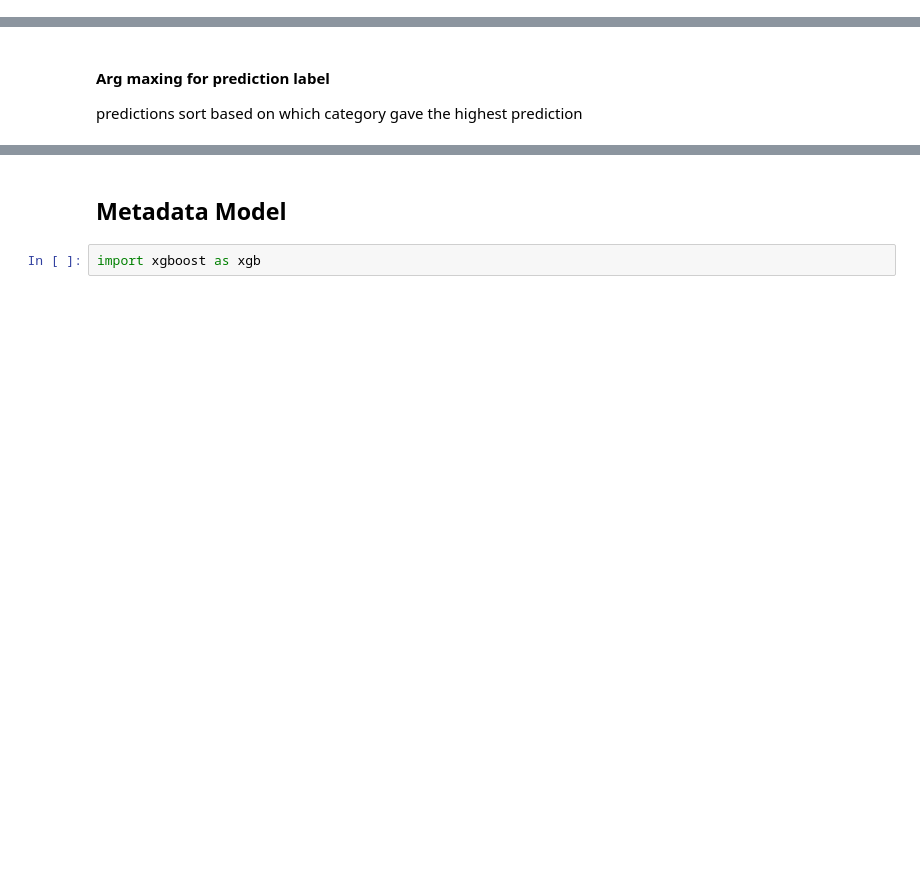
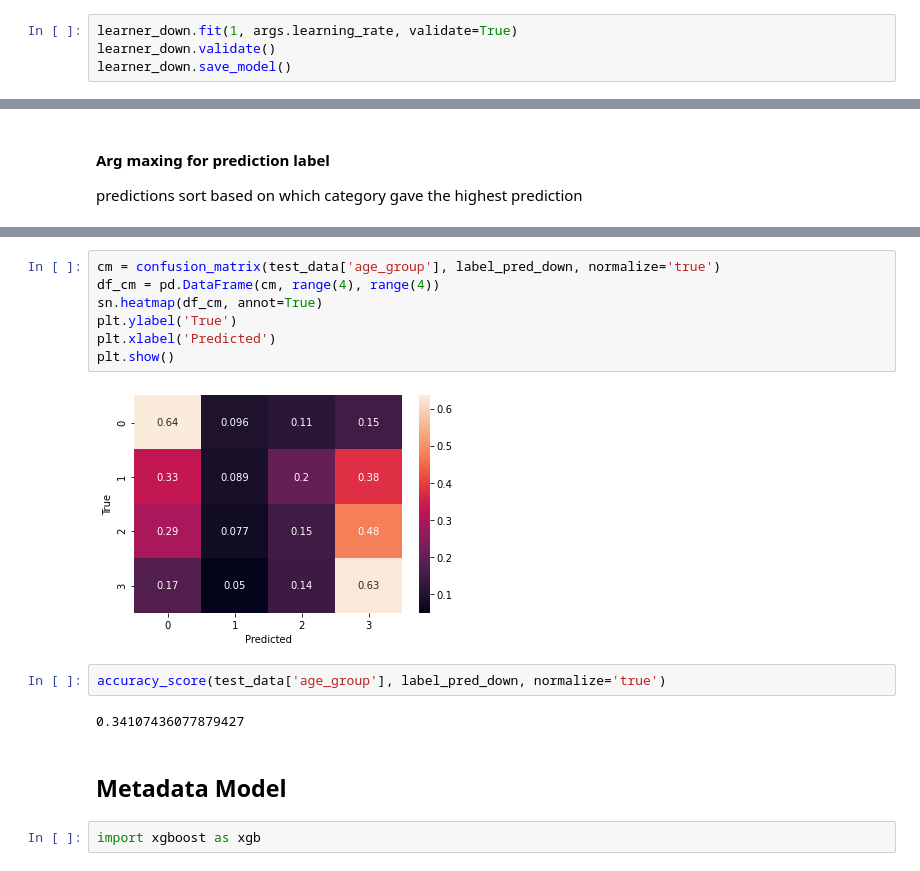
Before and after one commit to davidday99/twitter-data-collector, a Jupyter notebook: models/Brent's Models/multilabel-classification-bert.ipynb, the cells around one changed output, grey strips where cells are left out. Drawn from its saved outputs; the diff is of its cells as text; blank space fills up the shorter version.

```diff
--- a/models/Brent's Models/multilabel-classification-bert.ipynb
+++ b/models/Brent's Models/multilabel-classification-bert.ipynb
@@ -317,0 +480,4 @@ learner.save_model()
+# %%
+learner_down.fit(1, args.learning_rate, validate=True)
+learner_down.validate()
+learner_down.save_model()
@@ -351,3 +603,16 @@ plt.show()
+# %%
+cm = confusion_matrix(test_data['age_group'], label_pred_down, normalize='true')
+df_cm = pd.DataFrame(cm, range(4), range(4))
+sn.heatmap(df_cm, annot=True)
+plt.ylabel('True')
+plt.xlabel('Predicted')
+plt.show()
+# %% [output]
+[figure, added]
+# %%
+accuracy_score(test_data['age_group'], label_pred_down, normalize='true')
+# %% [output]
+0.34107436077879427
 # %% [markdown]
 ## Metadata Model
 # %%
```
Also changed, not shown: parts of 46 cells of this notebook.
